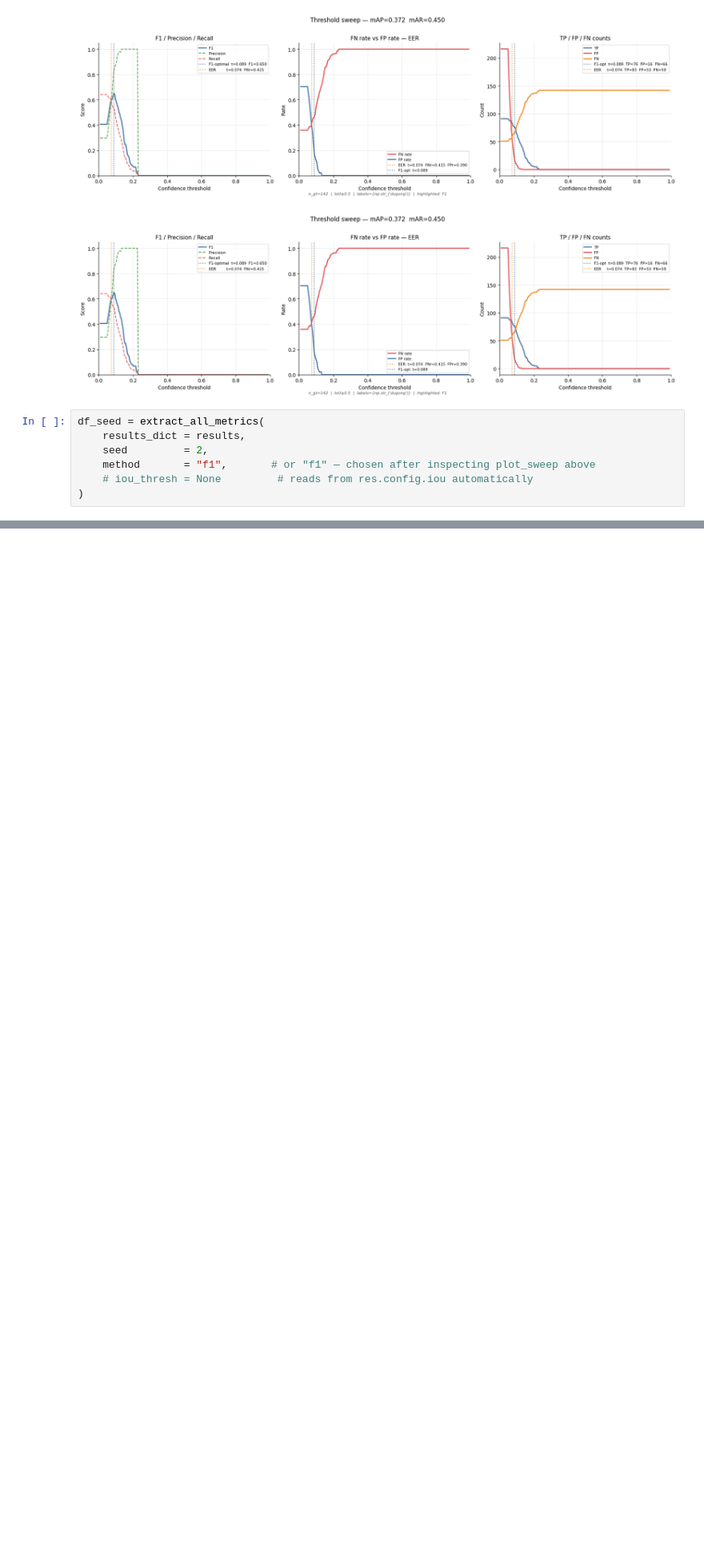
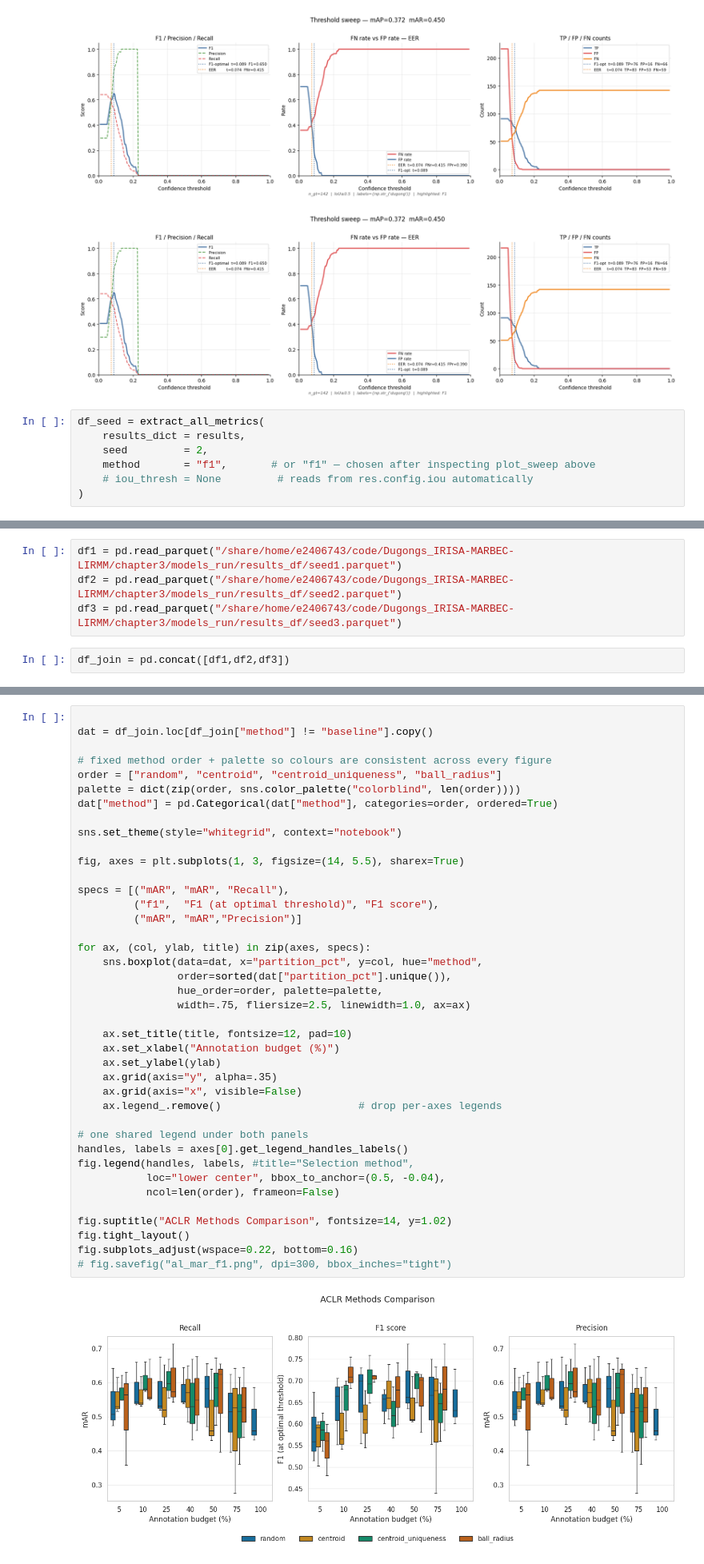
Before and after one commit to emanuel-gf/Dugongs_IRISA-MARBEC-LIRMM, a Jupyter notebook: chapter3/evaluation.ipynb, the cells around one changed output, grey strips where cells are left out. Shown at 80% size. Saved outputs shown, nothing was run; the diff lists cells and outputs as text; blank space fills up the shorter version.

```diff
--- a/chapter3/evaluation.ipynb
+++ b/chapter3/evaluation.ipynb
@@ -414,0 +1460,6 @@ df_seed = extract_all_metrics(
+# %%
+df1 = pd.read_parquet("/share/home/e2406743/code/Dugongs_IRISA-MARBEC-LIRMM/chapter3/models_run/results_df/seed1.parquet")
+df2 = pd.read_parquet("/share/home/e2406743/code/Dugongs_IRISA-MARBEC-LIRMM/chapter3/models_run/results_df/seed2.parquet")
+df3 = pd.read_parquet("/share/home/e2406743/code/Dugongs_IRISA-MARBEC-LIRMM/chapter3/models_run/results_df/seed3.parquet")
+# %%
+df_join = pd.concat([df1,df2,df3])
@@ -414,0 +1528,42 @@ df_seed = extract_all_metrics(
+# %%
+
+dat = df_join.loc[df_join["method"] != "baseline"].copy()
+
+# fixed method order + palette so colours are consistent across every figure
+order = ["random", "centroid", "centroid_uniqueness", "ball_radius"]
+palette = dict(zip(order, sns.color_palette("colorblind", len(order))))
+dat["method"] = pd.Categorical(dat["method"], categories=order, ordered=True)
+
+sns.set_theme(style="whitegrid", context="notebook")
+
+fig, axes = plt.subplots(1, 3, figsize=(14, 5.5), sharex=True)
+
+specs = [("mAR", "mAR", "Recall"),
+         ("f1",  "F1 (at optimal threshold)", "F1 score"),
+         ("mAR", "mAR","Precision")]
+
+for ax, (col, ylab, title) in zip(axes, specs):
+    sns.boxplot(data=dat, x="partition_pct", y=col, hue="method",
+                order=sorted(dat["partition_pct"].unique()),
+                hue_order=order, palette=palette,
+                width=.75, fliersize=2.5, linewidth=1.0, ax=ax)
+
+    ax.set_title(title, fontsize=12, pad=10)
+    ax.set_xlabel("Annotation budget (%)")
+    ax.set_ylabel(ylab)
+    ax.grid(axis="y", alpha=.35)
+    ax.grid(axis="x", visible=False)
+    ax.legend_.remove()                      # drop per-axes legends
+
+# one shared legend under both panels
+handles, labels = axes[0].get_legend_handles_labels()
+fig.legend(handles, labels, #title="Selection method",
+           loc="lower center", bbox_to_anchor=(0.5, -0.04),
+           ncol=len(order), frameon=False)
+
+fig.suptitle("ACLR Methods Comparison", fontsize=14, y=1.02)
+fig.tight_layout()
+fig.subplots_adjust(wspace=0.22, bottom=0.16)
+# fig.savefig("al_mar_f1.png", dpi=300, bbox_inches="tight")
+# %% [output]
+[figure, added]
```
Also changed, not shown: parts of 41 cells of this notebook, 1 other file.
